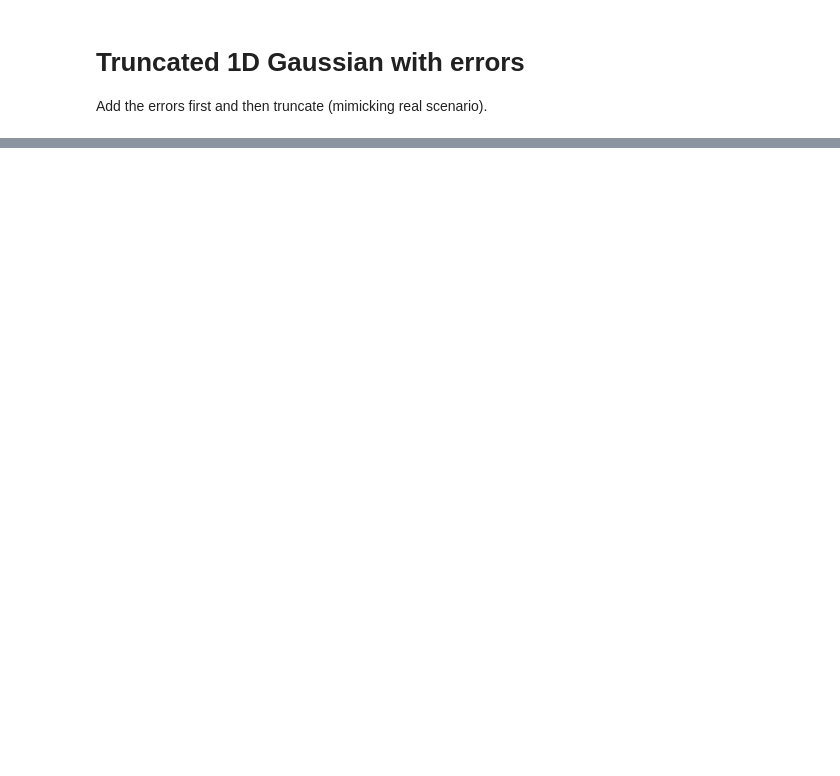
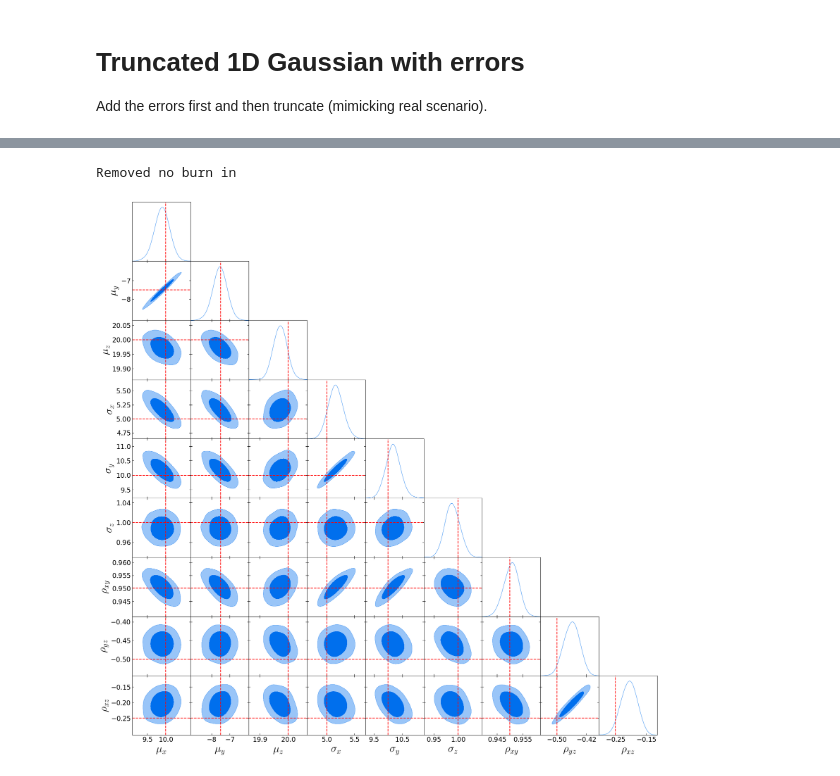
Before and after one commit to mrafifrbbn/numpyro-tutorial, a Jupyter notebook: notebooks/selection_effects.ipynb, the cells around one changed output, grey strips where cells are left out. Drawn from its saved outputs; the diff is of its cells as text; code cells hidden in the pictures; blank space fills up the shorter version.

```diff
--- a/notebooks/selection_effects.ipynb
+++ b/notebooks/selection_effects.ipynb
@@ -212,0 +343,35 @@ def model_1D_gauss(x, err_x, x_cut):
+# %%
+results = sampler.get_samples()
+
+var_chains = results['theta']
+var_x_chains = var_chains[:, 0]
+var_y_chains = var_chains[:, 1]
+var_z_chains = var_chains[:, 2]
+
+corr_mat_chains = results['corr_mat']
+rho_xy_chains = corr_mat_chains[:, :, 0, 1].ravel()
+rho_yz_chains = corr_mat_chains[:, :, 1, 2].ravel()
+rho_xz_chains = corr_mat_chains[:, :, 0, 2].ravel()
+
+mu_x_chains = results['mu_x']
+mu_y_chains = results['mu_y']
+mu_z_chains = results['mu_z']
+
+chains_dict = {
+    'mu_x': mu_x_chains,
+    'mu_y': mu_y_chains,
+    'mu_z': mu_z_chains,
+    'sigma_x': np.sqrt(var_x_chains),
+    'sigma_y': np.sqrt(var_y_chains),
+    'sigma_z': np.sqrt(var_z_chains),
+    'rho_xy': rho_xy_chains,
+    'rho_yz': rho_yz_chains,
+    'rho_xz': rho_xz_chains,
+}
+results_chain = np.array([mu_x_chains, mu_y_chains, mu_z_chains, np.sqrt(var_x_chains), np.sqrt(var_y_chains), np.sqrt(var_z_chains), rho_xy_chains, rho_yz_chains, rho_xz_chains])
+
+param_names = [r'$\mu_x$', r'$\mu_y$', r'$\mu_z$', r'$\sigma_x$', r'$\sigma_y$', r'$\sigma_z$', r'$\rho_{xy}$', r'$\rho_{yz}$', r'$\rho_{xz}$']
+getdist_plot(results_chain, param_names, true_params, true_params)
+# %% [output]
+Removed no burn in
+[figure, added]
```
Also changed, not shown: parts of 28 cells of this notebook.
